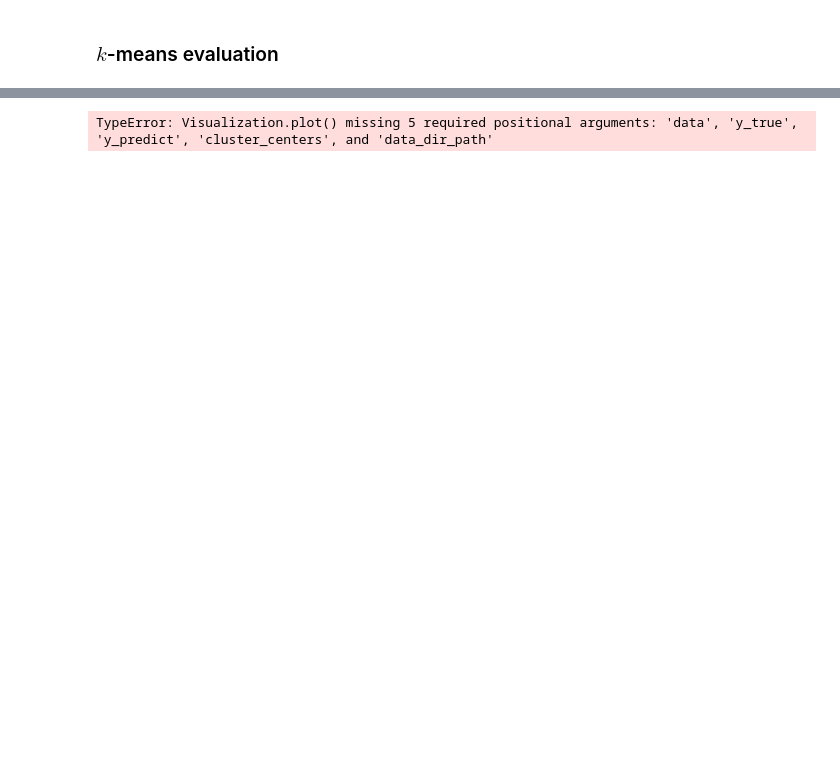
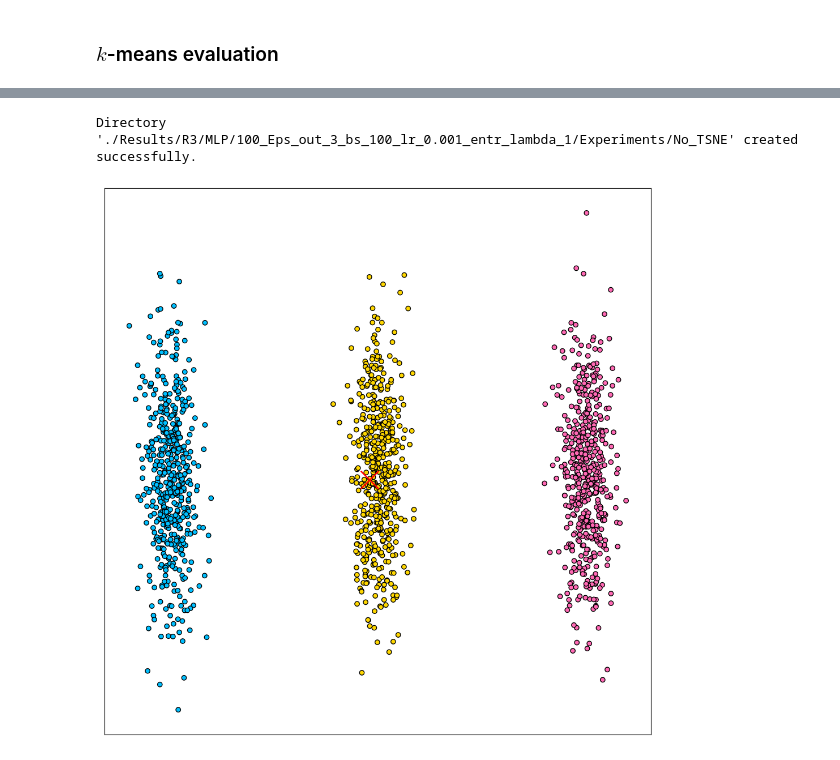
Before and after one commit to gvardakas/Soft-Silhouette, a Jupyter notebook: MLP_Experiments.ipynb, the cells around one changed output, grey strips where cells are left out. Saved outputs shown, nothing was run; the diff lists cells and outputs as text; code cells hidden in the pictures; blank space fills up the shorter version.

```diff
--- a/MLP_Experiments.ipynb
+++ b/MLP_Experiments.ipynb
@@ -80,5 +98,7 @@ visualization = Visualization()
 # %% [markdown]
 ### Training the MLP
 # %%
-mlp.train()
+data, labels, clustering = mlp.train()
+cluster_centers = mlp.get_clustering_layer_centers().cpu().detach().numpy()
+data_dir_path = mlp.data_dir_path
 # %% [output]
@@ -102,7 +122,6 @@ Epoch: 99 Cl Loss: 15.0013 Entropy: 23.7744 Soft Sil: -0.0013 SIL: 0.0000 ACC: 0
 # %% [markdown]
 ### $k$-means evaluation
 # %%
-data, labels = mlp.get_data()
 kmeans = KMeans(n_clusters=n_clusters, n_init=10).fit(data)
 evaluator = Evaluator()
 evaluator.evaluate_model(data, labels, kmeans.labels_)
@@ -111,8 +147,5 @@ evaluator.evaluate_model(data, labels, kmeans.labels_)
-# %%
-#visualization.makeExcel()
-#visualization.plot_tsne(mlp=True)
-visualization.plot(data, )
-# %% [output]
-TypeError: Visualization.plot() missing 5 required positional arguments: 'data', 'y_true', 'y_predict', 'cluster_centers', and 'data_dir_path'
 # %%
-visualization.plot(latent_data, labels, clustering, cluster_centers, autoencoder.data_dir_path)
+visualization.plot(data, labels, clustering, cluster_centers, mlp.data_dir_path)
+# %% [output]
+Directory './Results/R3/MLP/100_Eps_out_3_bs_100_lr_0.001_entr_lambda_1/Experiments/No_TSNE' created successfully.
+[figure, added]
```
Also changed, not shown: parts of 5 cells of this notebook, 4 other files.
